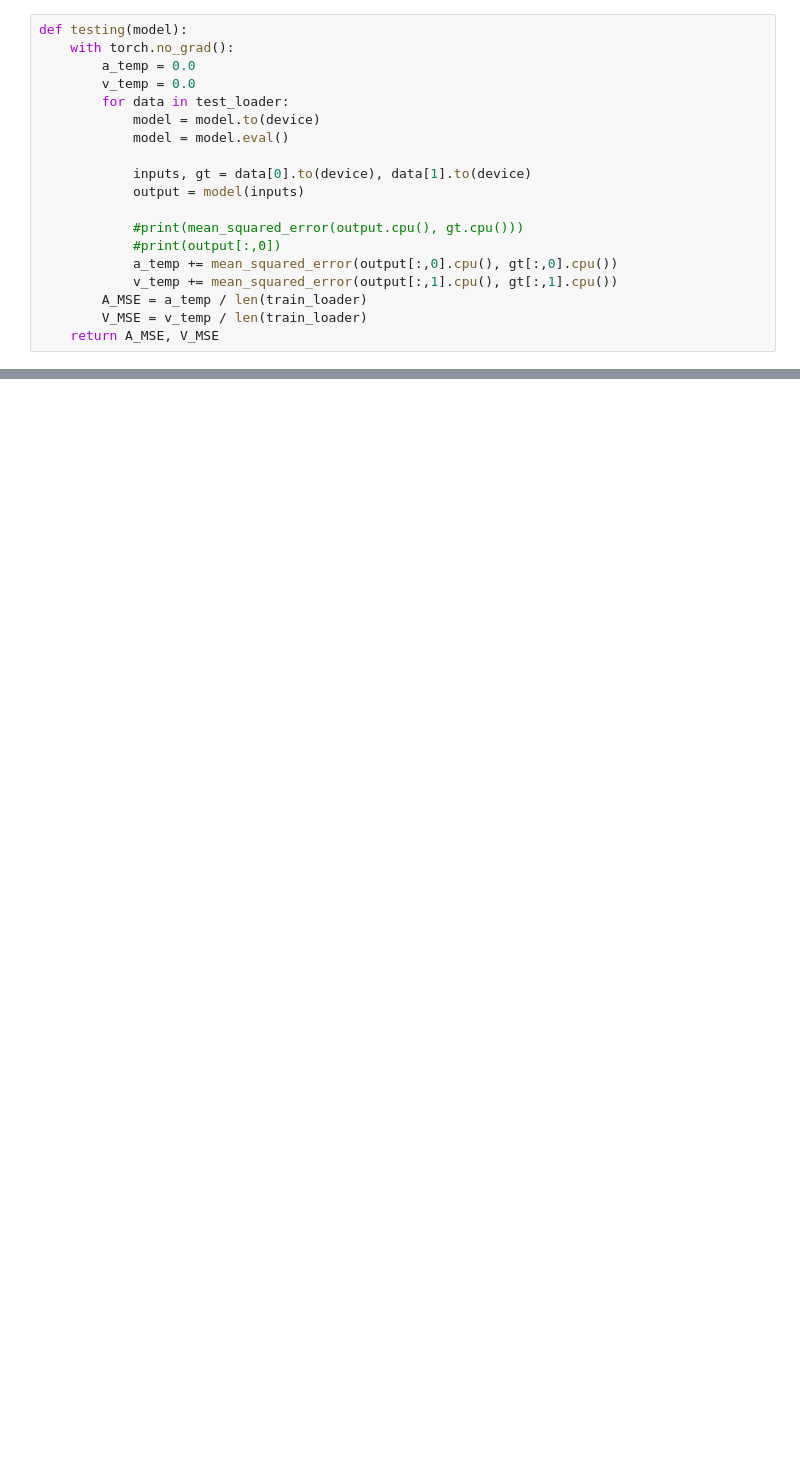
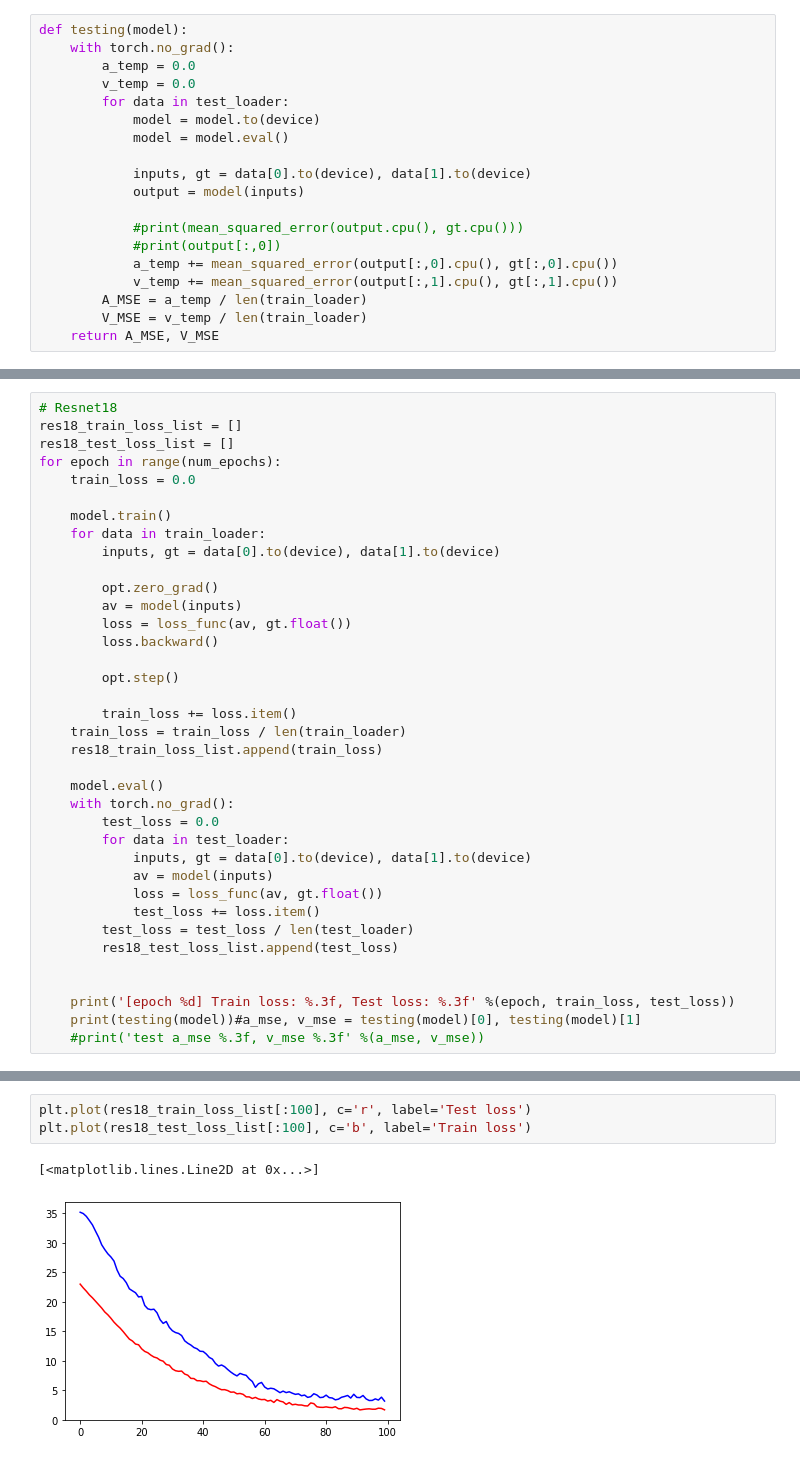
Before and after one commit to NahyukLEE/SuperComputing, a Jupyter notebook: ResNet50.ipynb, the cells around one changed output, grey strips where cells are left out. Drawn from its saved outputs; the diff is of its cells as text; blank space fills up the shorter version.

```diff
--- a/ResNet50.ipynb
+++ b/ResNet50.ipynb
@@ -239,0 +299,37 @@ testing(model)
+# %%
+# Resnet18
+res18_train_loss_list = []
+res18_test_loss_list = []
+for epoch in range(num_epochs):
+    train_loss = 0.0
+
+    model.train()
+    for data in train_loader:
+        inputs, gt = data[0].to(device), data[1].to(device)
+
+        opt.zero_grad()
+        av = model(inputs)
+        loss = loss_func(av, gt.float())
+        loss.backward()
+
+        opt.step()
+
+        train_loss += loss.item()
+    train_loss = train_loss / len(train_loader)
+    res18_train_loss_list.append(train_loss)
+
+    model.eval()
+    with torch.no_grad():
+        test_loss = 0.0
+        for data in test_loader:
+            inputs, gt = data[0].to(device), data[1].to(device)
+            av = model(inputs)
+            loss = loss_func(av, gt.float())
+            test_loss += loss.item()
+        test_loss = test_loss / len(test_loader)
+        res18_test_loss_list.append(test_loss)
+
+
+    print('[epoch %d] Train loss: %.3f, Test loss: %.3f' %(epoch, train_loss, test_loss))
+    print(testing(model))#a_mse, v_mse = testing(model)[0], testing(model)[1]
+    #print('test a_mse %.3f, v_mse %.3f' %(a_mse, v_mse))
@@ -239,0 +355,6 @@ testing(model)
+# %%
+plt.plot(res18_train_loss_list[:100], c='r', label='Test loss')
+plt.plot(res18_test_loss_list[:100], c='b', label='Train loss')
+# %% [output]
+[<matplotlib.lines.Line2D at 0x...>]
+[figure, added]
```
Also changed, not shown: parts of 15 cells of this notebook, 52 other files.
